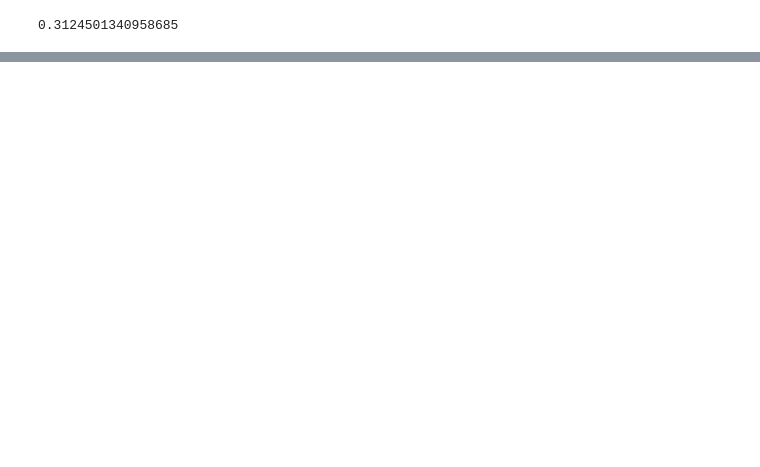
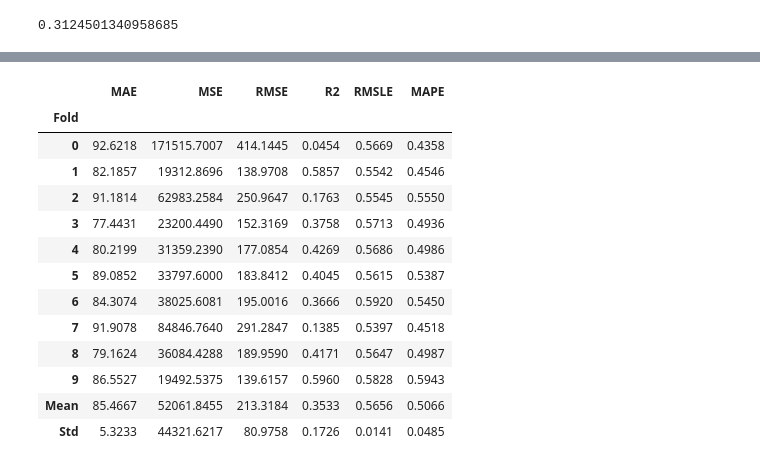
Before and after one commit to Vaenox/Airbnb-Price-Prediction, a Jupyter notebook: airbnb.ipynb, the cells around one changed output, grey strips where cells are left out. Cells and saved outputs as stored; diff of their text form; code cells hidden in the pictures; blank space fills up the shorter version.

```diff
--- a/airbnb.ipynb
+++ b/airbnb.ipynb
@@ -936,0 +989,17 @@ r2_score(b,a)
+# %%
+tune_model=tune_model(lgbm)
+# %% [output]
+|  | MAE | MSE | RMSE | R2 | RMSLE | MAPE |
+| Fold |  |  |  |  |  |  |
+| 0 | 92.6218 | 171515.7007 | 414.1445 | 0.0454 | 0.5669 | 0.4358 |
+| 1 | 82.1857 | 19312.8696 | 138.9708 | 0.5857 | 0.5542 | 0.4546 |
+| 2 | 91.1814 | 62983.2584 | 250.9647 | 0.1763 | 0.5545 | 0.5550 |
+| 3 | 77.4431 | 23200.4490 | 152.3169 | 0.3758 | 0.5713 | 0.4936 |
+| 4 | 80.2199 | 31359.2390 | 177.0854 | 0.4269 | 0.5686 | 0.4986 |
+| 5 | 89.0852 | 33797.6000 | 183.8412 | 0.4045 | 0.5615 | 0.5387 |
+| 6 | 84.3074 | 38025.6081 | 195.0016 | 0.3666 | 0.5920 | 0.5450 |
+| 7 | 91.9078 | 84846.7640 | 291.2847 | 0.1385 | 0.5397 | 0.4518 |
+| 8 | 79.1624 | 36084.4288 | 189.9590 | 0.4171 | 0.5647 | 0.4987 |
+| 9 | 86.5527 | 19492.5375 | 139.6157 | 0.5960 | 0.5828 | 0.5943 |
+| Mean | 85.4667 | 52061.8455 | 213.3184 | 0.3533 | 0.5656 | 0.5066 |
+| Std | 5.3233 | 44321.6217 | 80.9758 | 0.1726 | 0.0141 | 0.0485 |
```
Also changed, not shown: parts of 18 cells of this notebook, 1 other file.
